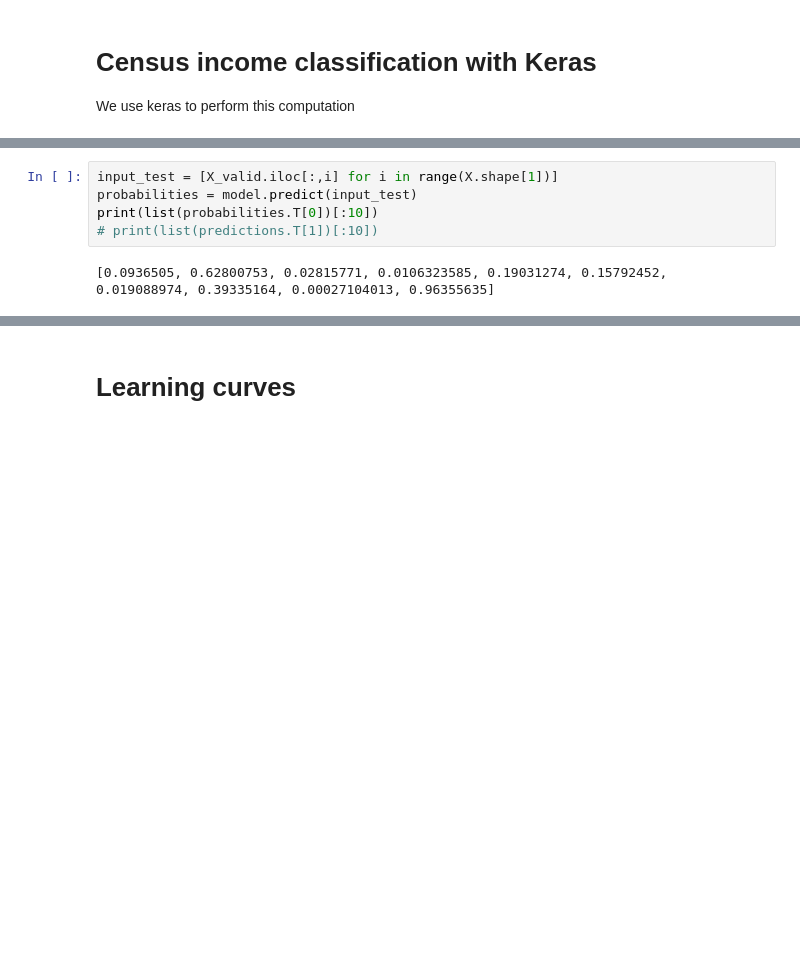
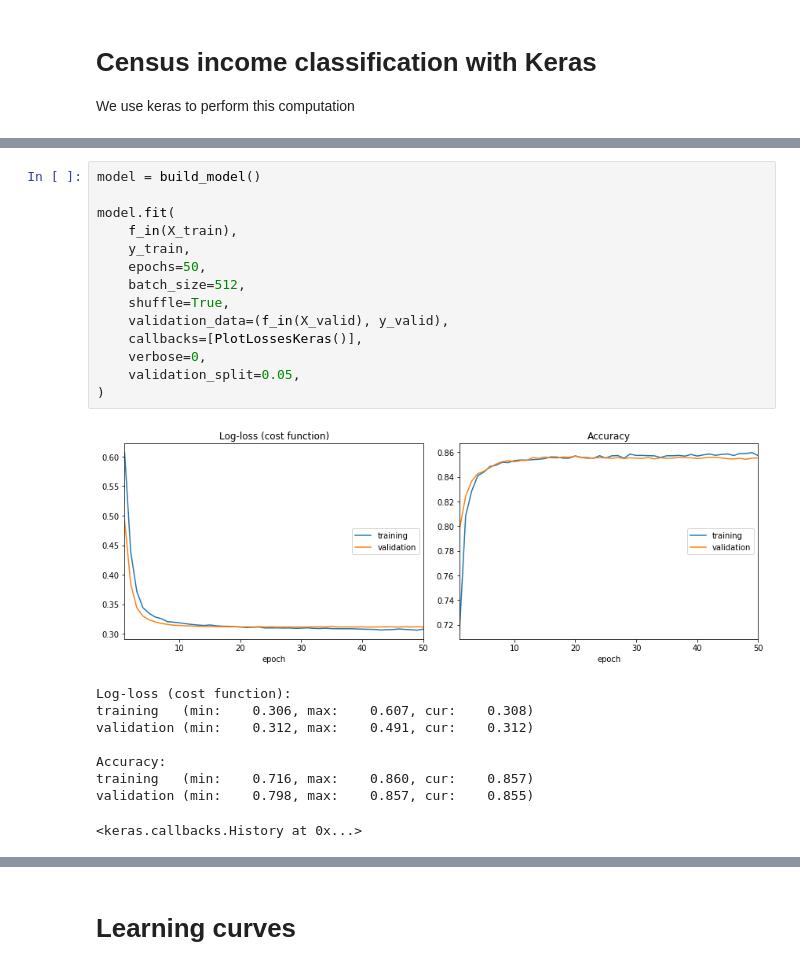
Before and after one commit to EthicalML/explainability-and-bias, a Jupyter notebook: KERAS CENSUS.ipynb, the cells around one changed output, grey strips where cells are left out. Cells and saved outputs as stored; diff of their text form; blank space fills up the shorter version.

```diff
--- a/KERAS CENSUS.ipynb
+++ b/KERAS CENSUS.ipynb
@@ -153,7 +123,24 @@ print(score)
-# %%
-input_test = [X_valid.iloc[:,i] for i in range(X.shape[1])]
-probabilities = model.predict(input_test)
-print(list(probabilities.T[0])[:10])
-# print(list(predictions.T[1])[:10])
-# %% [output]
-[0.0936505, 0.62800753, 0.02815771, 0.0106323585, 0.19031274, 0.15792452, 0.019088974, 0.39335164, 0.00027104013, 0.96355635]
+# %%
+model = build_model()
+
+model.fit(
+    f_in(X_train),
+    y_train,
+    epochs=50,
+    batch_size=512,
+    shuffle=True,
+    validation_data=(f_in(X_valid), y_valid),
+    callbacks=[PlotLossesKeras()],
+    verbose=0,
+    validation_split=0.05,
+)
+# %% [output]
+[figure, added]
+Log-loss (cost function):
+training   (min:    0.306, max:    0.607, cur:    0.308)
+validation (min:    0.312, max:    0.491, cur:    0.312)
+
+Accuracy:
+training   (min:    0.716, max:    0.860, cur:    0.857)
+validation (min:    0.798, max:    0.857, cur:    0.855)
+<keras.callbacks.History at 0x...>
```
Also changed, not shown: parts of 17 cells of this notebook, 1 other file.
